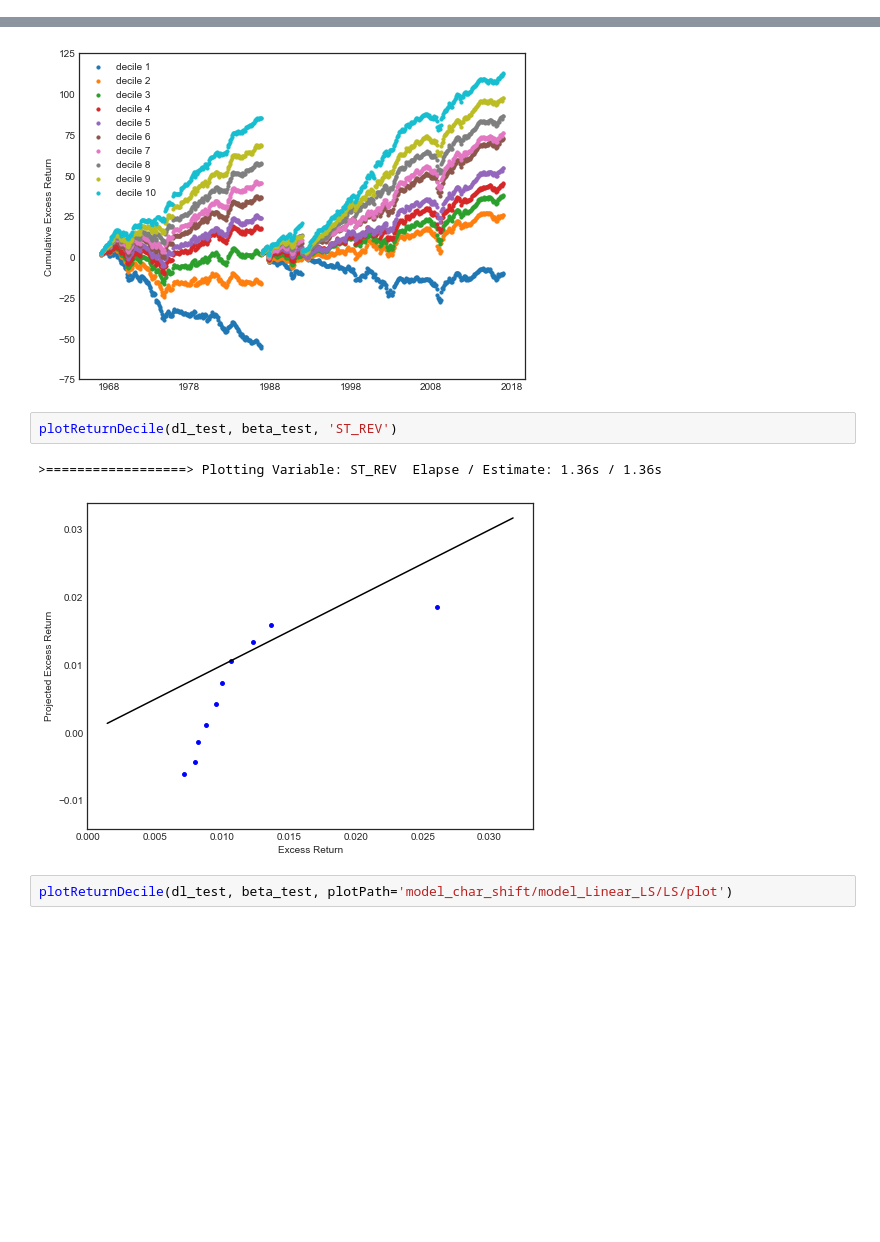
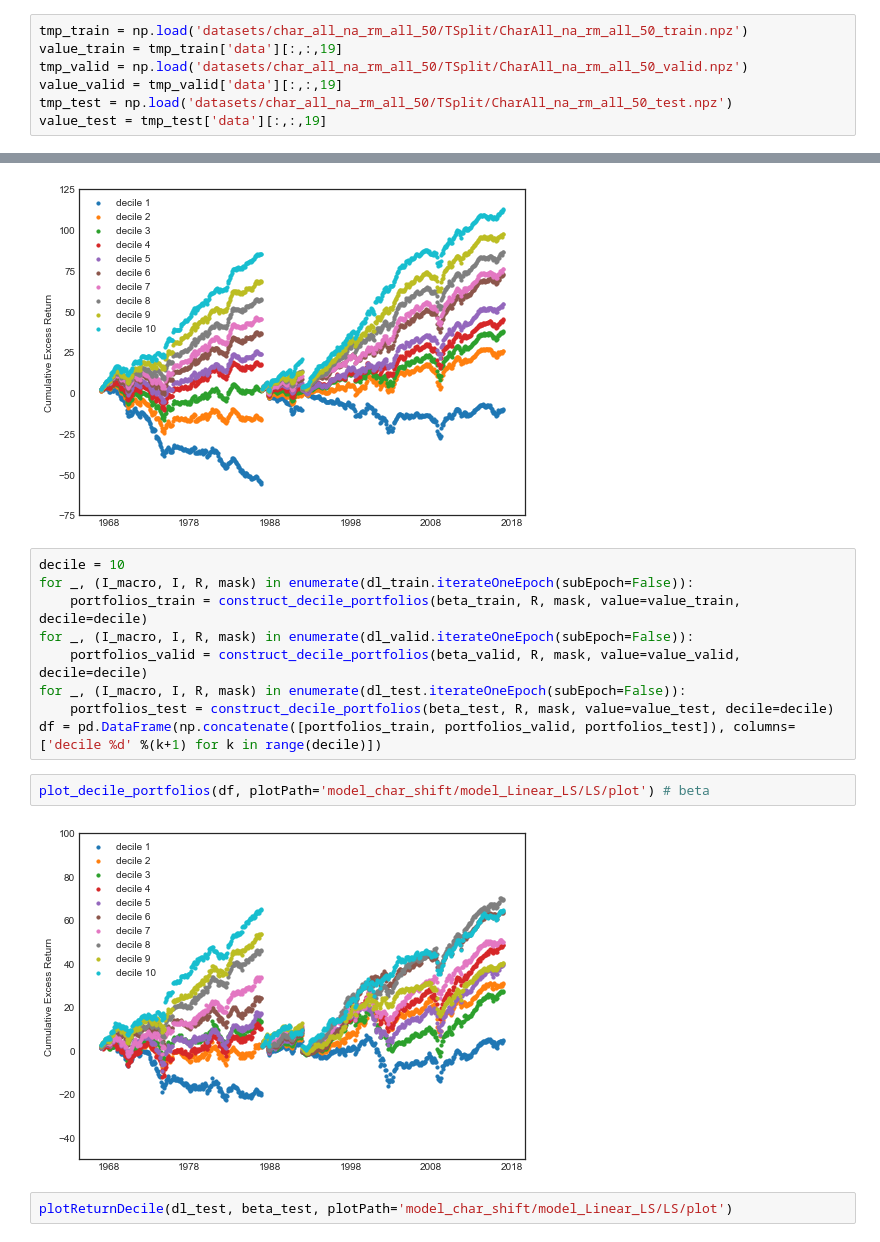
Before and after one commit to LouisChen1992/Deep_Learning_in_Asset_Pricing, a Jupyter notebook: model_Linear.ipynb, the cells around one changed output, grey strips where cells are left out. Cells and saved outputs as stored; diff of their text form; blank space fills up the shorter version.

Commit message:
update model Linear

```diff
--- a/model_Linear.ipynb
+++ b/model_Linear.ipynb
@@ -22,6 +22,13 @@ from src.model.model_Linear import ModelLinear
 dl_train = DataInRamInputLayer('datasets/char_all_na_rm_all_50/TSplit/CharAll_na_rm_all_50_percent_train_shift.npz')
 dl_valid = DataInRamInputLayer('datasets/char_all_na_rm_all_50/TSplit/CharAll_na_rm_all_50_percent_valid_shift.npz')
 dl_test = DataInRamInputLayer('datasets/char_all_na_rm_all_50/TSplit/CharAll_na_rm_all_50_percent_test_shift.npz')
+# %%
+tmp_train = np.load('datasets/char_all_na_rm_all_50/TSplit/CharAll_na_rm_all_50_train.npz')
+value_train = tmp_train['data'][:,:,19]
+tmp_valid = np.load('datasets/char_all_na_rm_all_50/TSplit/CharAll_na_rm_all_50_valid.npz')
+value_valid = tmp_valid['data'][:,:,19]
+tmp_test = np.load('datasets/char_all_na_rm_all_50/TSplit/CharAll_na_rm_all_50_test.npz')
+value_test = tmp_test['data'][:,:,19]
 # %%
 ### Large Cap Stocks
 tmp = np.load('datasets/char_all_na_rm_all_50/TSplit/mask_LME.npz')
@@ -229,11 +236,19 @@ df = pd.DataFrame(np.concatenate([portfolios_train, portfolios_valid, portfolios
 plot_decile_portfolios(df, plotPath='model_char_shift/model_Linear_LS/LS/plot') # beta
 # %% [output]
 [figure]
-# %%
-plotReturnDecile(dl_test, beta_test, 'ST_REV')
-# %% [output]
->==================> Plotting Variable: ST_REV  Elapse / Estimate: 1.36s / 1.36s
-[figure, removed]
+# %%
+decile = 10
+for _, (I_macro, I, R, mask) in enumerate(dl_train.iterateOneEpoch(subEpoch=False)):
+    portfolios_train = construct_decile_portfolios(beta_train, R, mask, value=value_train, decile=decile)
+for _, (I_macro, I, R, mask) in enumerate(dl_valid.iterateOneEpoch(subEpoch=False)):
+    portfolios_valid = construct_decile_portfolios(beta_valid, R, mask, value=value_valid, decile=decile)
+for _, (I_macro, I, R, mask) in enumerate(dl_test.iterateOneEpoch(subEpoch=False)):
+    portfolios_test = construct_decile_portfolios(beta_test, R, mask, value=value_test, decile=decile)
+df = pd.DataFrame(np.concatenate([portfolios_train, portfolios_valid, portfolios_test]), columns=['decile %d' %(k+1) for k in range(decile)])
+# %%
+plot_decile_portfolios(df, plotPath='model_char_shift/model_Linear_LS/LS/plot') # beta
+# %% [output]
+[figure, added]
 # %%
 plotReturnDecile(dl_test, beta_test, plotPath='model_char_shift/model_Linear_LS/LS/plot')
 # %% [output]
```
Also changed, not shown: parts of 11 cells of this notebook.
